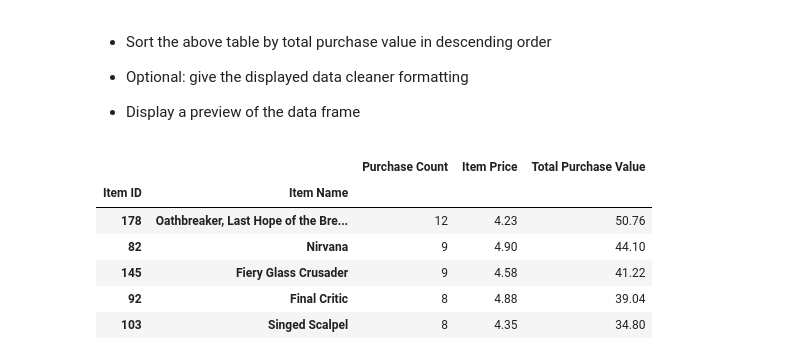
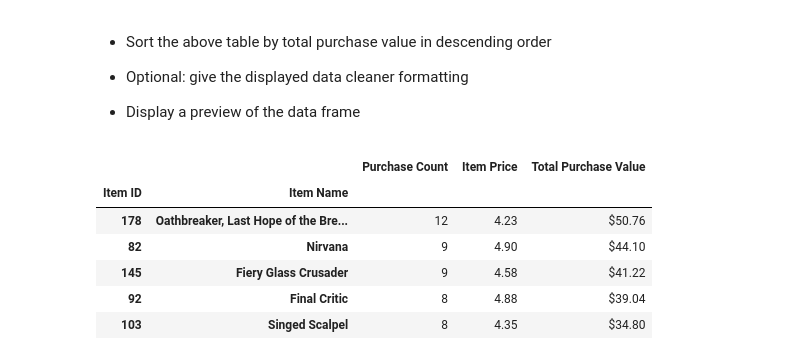
Before and after one commit to bendgame/BootCamp_hw4, a Jupyter notebook: Eric_Kleppen_hw4_Heroes_of_pymoli.ipynb, the cells around one changed output. Saved outputs shown, nothing was run; the diff lists cells and outputs as text; code cells hidden in the pictures.

Commit message:
Updated formatting

```diff
--- a/Eric_Kleppen_hw4_Heroes_of_pymoli.ipynb
+++ b/Eric_Kleppen_hw4_Heroes_of_pymoli.ipynb
@@ -354,12 +354,13 @@ popular_items_g.head()
 * Display a preview of the data frame
 # %%
 profitable_items_g = popular_items_g.sort_values("Total Purchase Value", ascending = False)
+profitable_items_g["Total Purchase Value"] = profitable_items_g["Total Purchase Value"].map("${:.2f}".format)
 profitable_items_g.head()
 # %% [output]
 |  |  | Purchase Count | Item Price | Total Purchase Value |
 | Item ID | Item Name |  |  |  |
-| 178 | Oathbreaker, Last Hope of the Bre... | 12 | 4.23 | 50.76 |
-| 82 | Nirvana | 9 | 4.90 | 44.10 |
-| 145 | Fiery Glass Crusader | 9 | 4.58 | 41.22 |
-| 92 | Final Critic | 8 | 4.88 | 39.04 |
-| 103 | Singed Scalpel | 8 | 4.35 | 34.80 |
+| 178 | Oathbreaker, Last Hope of the Bre... | 12 | 4.23 | $50.76 |
+| 82 | Nirvana | 9 | 4.90 | $44.10 |
+| 145 | Fiery Glass Crusader | 9 | 4.58 | $41.22 |
+| 92 | Final Critic | 8 | 4.88 | $39.04 |
+| 103 | Singed Scalpel | 8 | 4.35 | $34.80 |
```
Also changed, not shown: parts of 3 cells of this notebook.
